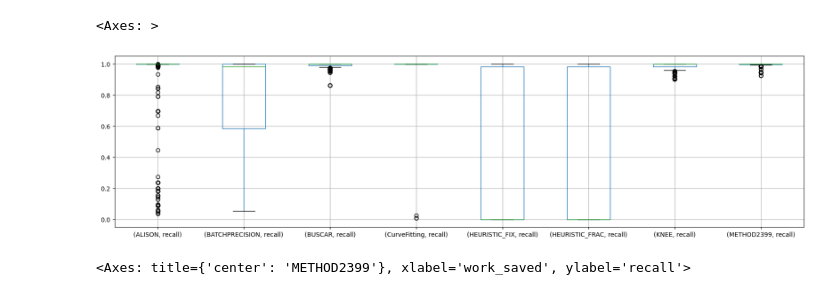
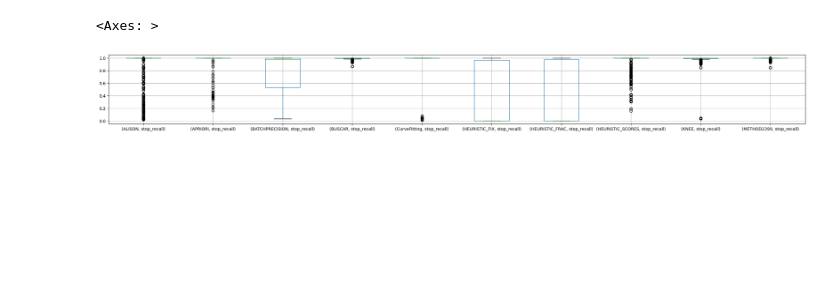
Before and after one commit to destiny-evidence/stopping-methods, a Jupyter notebook: evaluation/ExploreResults.ipynb, the cells around one changed output. Drawn from its saved outputs; the diff is of its cells as text; code cells hidden in the pictures; blank space fills up the shorter version.

```diff
--- a/evaluation/ExploreResults.ipynb
+++ b/evaluation/ExploreResults.ipynb
@@ -69,16 +73,35 @@ for (hash_ranker, hash_method, repeat), sub_df in df.groupby(['sim_key', 'method
 # %%
 results = []
-for (hash_ranker, hash_method, repeat), sub_df in df.groupby(['sim_key', 'method-hash', 'sim-rep']):
+
+for (hash_ranker, hash_method, repeat), sub_df in tqdm(df.groupby(['sim_key', 'method-hash', 'sim-rep'])):
     simulation = sub_df.sort_values(by=['batch_i'])
     simulation = simulation.where(simulation['dataset'].notna())
+    rel_curve = simulation['n_incl_seen'] / simulation['n_incl']
+
     #info = simulation.iloc[0]
     #logger.info(f'Dataset "{info['dataset']}" stopped by "{info['method']}" (repeat {repeat} via {hash_method} / {hash_ranker})')
     stop_rows = simulation[simulation['safe_to_stop']]
-    stop_row = stop_rows.iloc[0] if  len(stop_rows) > 0 else simulation.iloc[-1]
+    stop_row = (stop_rows.iloc[0] if  len(stop_rows) > 0 else simulation.iloc[-1]).to_dict()
 
-    results.append({
-        'recall': stop_row['n_incl_seen'] / stop_row['n_incl'],
-        'work_saved': stop_row['n_unseen'] / stop_row['n_total'],
-        'incl_missed': (stop_row['n_incl'] - stop_row['n_incl_seen']) / stop_row['n_incl'],
-        **stop_row.to_dict()
-    })
+    for t in [0.8, 0.85, 0.9, 0.95, 0.99, 1.0]:
+        step = np.argwhere(rel_curve >= t).min()
+        stop_row[f'seen@recall={t}'] = simulation.iloc[step]['n_seen']
+        stop_row[f'unseen@recall={t}'] = simulation.iloc[step]['n_unseen']
+        stop_row[f'seen_incl@recall={t}'] = simulation.iloc[step]['n_incl_seen']
+
+        stop_row[f'too_late@recall={t}'] = max(0, stop_row['n_seen'] - simulation.iloc[step]['n_seen'])
+        stop_row[f'too_late_left%@recall={t}'] = max(0, stop_row['n_seen'] - simulation.iloc[step]['n_seen']) / (simulation.iloc[step]['n_seen'])
+        stop_row[f'too_late_right%@recall={t}'] = max(0, stop_row['n_seen'] - simulation.iloc[step]['n_seen']) / (stop_row['n_total'] - simulation.iloc[step]['n_seen'])
+
+        stop_row[f'too_early@recall={t}'] = max(0, simulation.iloc[step]['n_seen'] - stop_row['n_seen'])
+        stop_row[f'too_early%@recall={t}'] = -max(0, simulation.iloc[step]['n_seen'] - stop_row['n_seen']) / (simulation.iloc[step]['n_seen'])
+
+        stop_row[f'missed@recall={t}'] =  max(0, simulation.iloc[step]['n_incl_seen'] - stop_row['n_incl_seen'])
+        stop_row[f'missed%@recall={t}'] =  -max(0, simulation.iloc[step]['n_incl_seen'] - stop_row['n_incl_seen']) / stop_row['n_incl']
+
+    results.append(stop_row)
+
+df_res = pd.DataFrame(results)
+df_res['stop_recall'] = df_res['n_incl_seen'] / df_res['n_incl']
+df_res['work_saved'] = df_res['n_unseen'] / df_res['n_total']
+df_res['incl_missed'] = (df_res['n_incl'] - df_res['n_incl_seen']) / df_res['n_incl']
@@ -87,16 +126,5 @@ df_res = pd.DataFrame(results)
 # %%
-df_res.groupby('method').boxplot(subplots=False, column='recall', figsize=(20, 5))
+df_res.groupby('method').boxplot(subplots=False, column='stop_recall', figsize=(30, 3))
 # %% [output]
 <Axes: >
-[figure, old version]
+[figure, new version]
-# %%
-left, width = 0.1, 0.65
-bottom, height = 0.1, 0.65
-bottom_h = left_h = left + width + 0.02
-
-rect_scatter = [left, bottom, width, height]
-rect_histx = [left, bottom_h, width, 0.2]
-rect_histy = [left_h, bottom, 0.2, height]
-ax#(rect_scatter)
-# %% [output]
-<Axes: title={'center': 'METHOD2399'}, xlabel='work_saved', ylabel='recall'>
```
Also changed, not shown: parts of 27 cells of this notebook, 4 other files.
